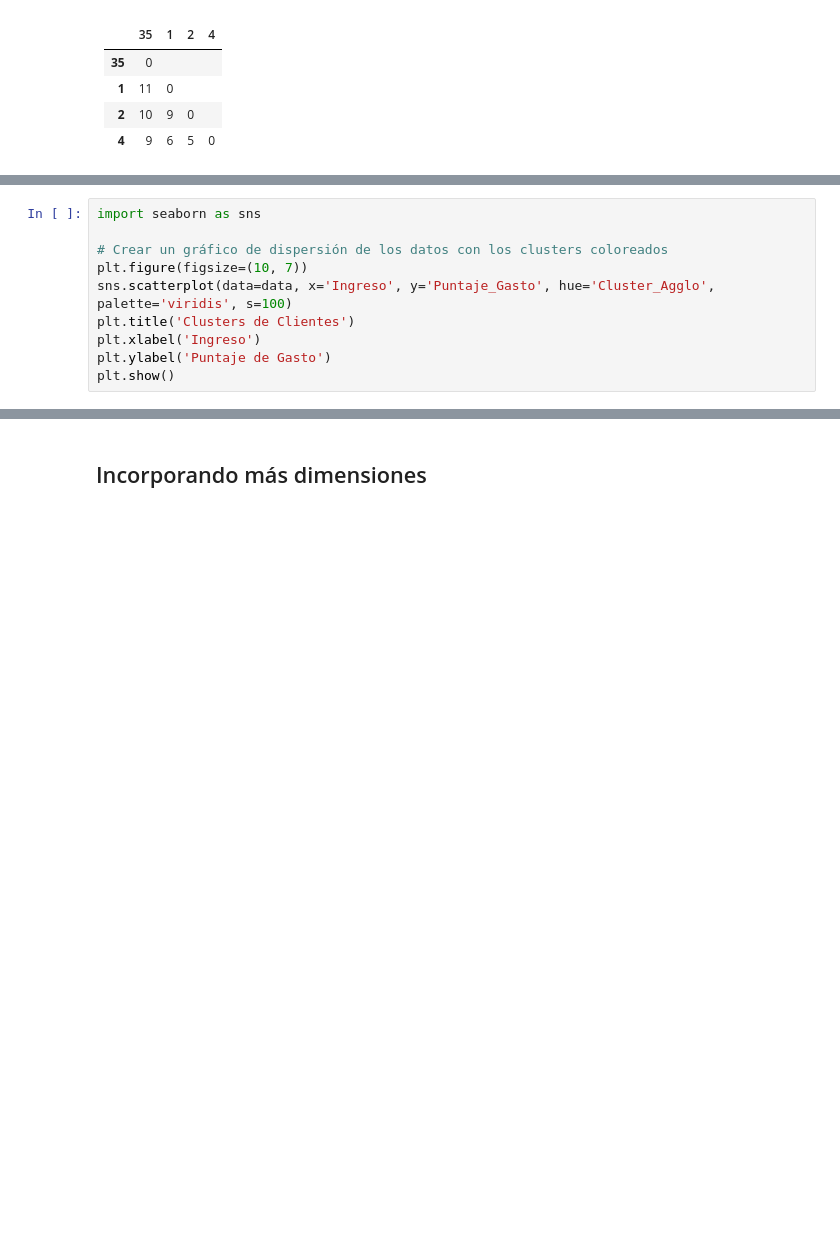
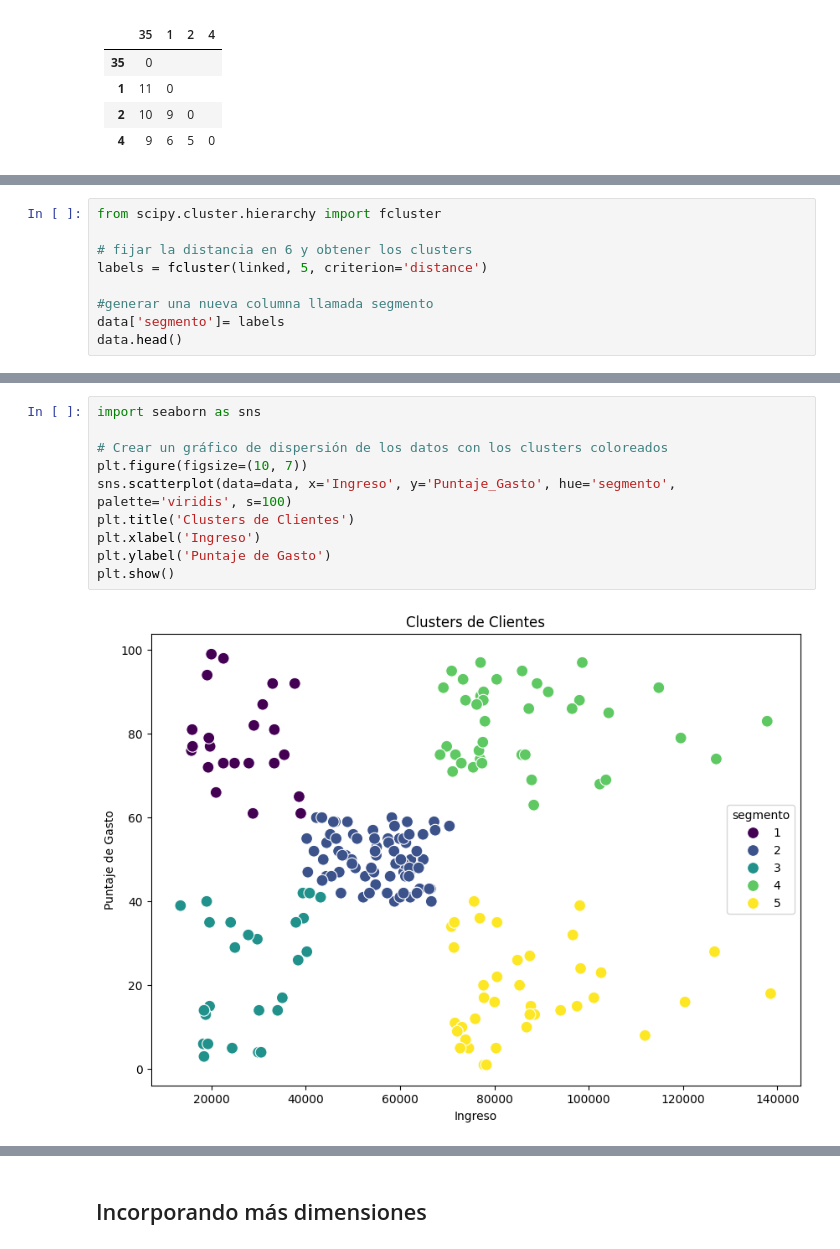
Before and after one commit to ignaciomsarmiento/MALM, a Jupyter notebook: 04_Cluster_Jerarquico/04_Clusterin_Jerarquico_clase.ipynb, the cells around one changed output, grey strips where cells are left out. Cells and saved outputs as stored; diff of their text form; blank space fills up the shorter version.

```diff
--- a/04_Cluster_Jerarquico/04_Clusterin_Jerarquico_clase.ipynb
+++ b/04_Cluster_Jerarquico/04_Clusterin_Jerarquico_clase.ipynb
@@ -331,3 +365,12 @@ plt.show()
   <div >
 <img src = "figs/single_link.png" />
 </div>
+# %%
+from scipy.cluster.hierarchy import fcluster
+
+# fijar la distancia en 6 y obtener los clusters
+labels = fcluster(linked, 5, criterion='distance')
+
+#generar una nueva columna llamada segmento
+data['segmento']= labels
+data.head()
@@ -334,10 +384,12 @@ plt.show()
 # %%
 import seaborn as sns
 
 # Crear un gráfico de dispersión de los datos con los clusters coloreados
 plt.figure(figsize=(10, 7))
-sns.scatterplot(data=data, x='Ingreso', y='Puntaje_Gasto', hue='Cluster_Agglo', palette='viridis', s=100)
+sns.scatterplot(data=data, x='Ingreso', y='Puntaje_Gasto', hue='segmento', palette='viridis', s=100)
 plt.title('Clusters de Clientes')
 plt.xlabel('Ingreso')
 plt.ylabel('Puntaje de Gasto')
 plt.show()
+# %% [output]
+[figure, added]
```
Also changed, not shown: parts of 24 cells of this notebook.
